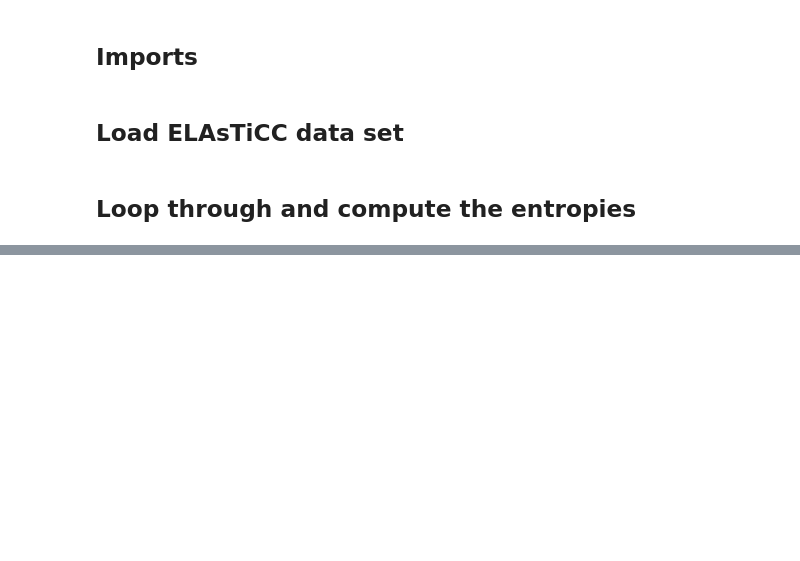
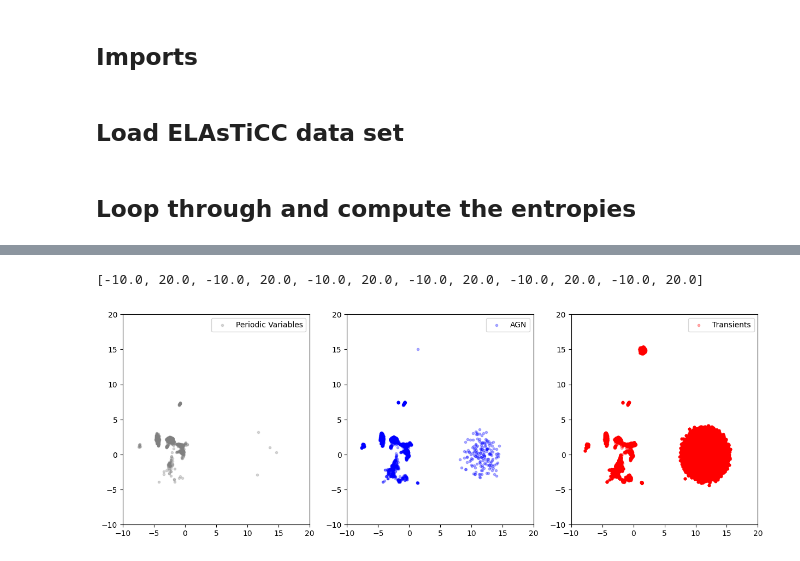
Before and after one commit to dev-ved30/Multi-Scale-Entropy, a Jupyter notebook: Experiments.ipynb, the cells around one changed output, grey strips where cells are left out. Saved outputs shown, nothing was run; the diff lists cells and outputs as text; code cells hidden in the pictures; blank space fills up the shorter version.

```diff
--- a/Experiments.ipynb
+++ b/Experiments.ipynb
@@ -157,0 +228,43 @@ for c in np.unique(filtered_classes):
+# %%
+variables = []
+agns = []
+transients = []
+
+for c in np.unique(filtered_classes):
+
+    idx = np.where(filtered_classes == c)[0]
+    if c in ["Cepheid", "Delta Scuti", "EB", "RR Lyrae"]:
+        variables.append(embedding[idx, :])
+        #axes[0].scatter(embedding[idx, 0], embedding[idx, 1], label="Periodic Variables", marker='.', color="gray", alpha=0.3)
+    elif c == "AGN":
+        agns.append(embedding[idx, :])
+        #axes[1].scatter(embedding[idx, 0], embedding[idx, 1], label="AGN", marker='.', color="blue", alpha=0.3)
+    else:
+        transients.append(embedding[idx, :])
+        #axes[2].scatter(embedding[idx, 0], embedding[idx, 1], label="Transients", marker='.', color="red", alpha=0.3)
+
+
+variables = np.concatenate(variables)
+agns = np.concatenate(agns)
+transients = np.concatenate(transients)
+
+fig, axes = plt.subplots(nrows=1, ncols=3, figsize=(15, 5))
+
+
+axes[0].scatter(variables[:, 0], variables[:, 1], label="Periodic Variables", marker='.', color="gray", alpha=0.3)
+axes[1].scatter(agns[:, 0], agns[:, 1], label="AGN", marker='.', color="blue", alpha=0.3)
+axes[2].scatter(transients[:, 0], transients[:, 1], label="Transients", marker='.', color="red", alpha=0.3)
+
+axes[0].legend()
+axes[1].legend()
+axes[2].legend()
+
+# Defining custom 'xlim' and 'ylim' values.
+custom_xlim = (-10, 20)
+custom_ylim = (-10, 20)
+
+# Setting the values for all axes.
+plt.setp(axes, xlim=custom_xlim, ylim=custom_ylim)
+# %% [output]
+[-10.0, 20.0, -10.0, 20.0, -10.0, 20.0, -10.0, 20.0, -10.0, 20.0, -10.0, 20.0]
+[figure, added]
```
Also changed, not shown: parts of 15 cells of this notebook.
